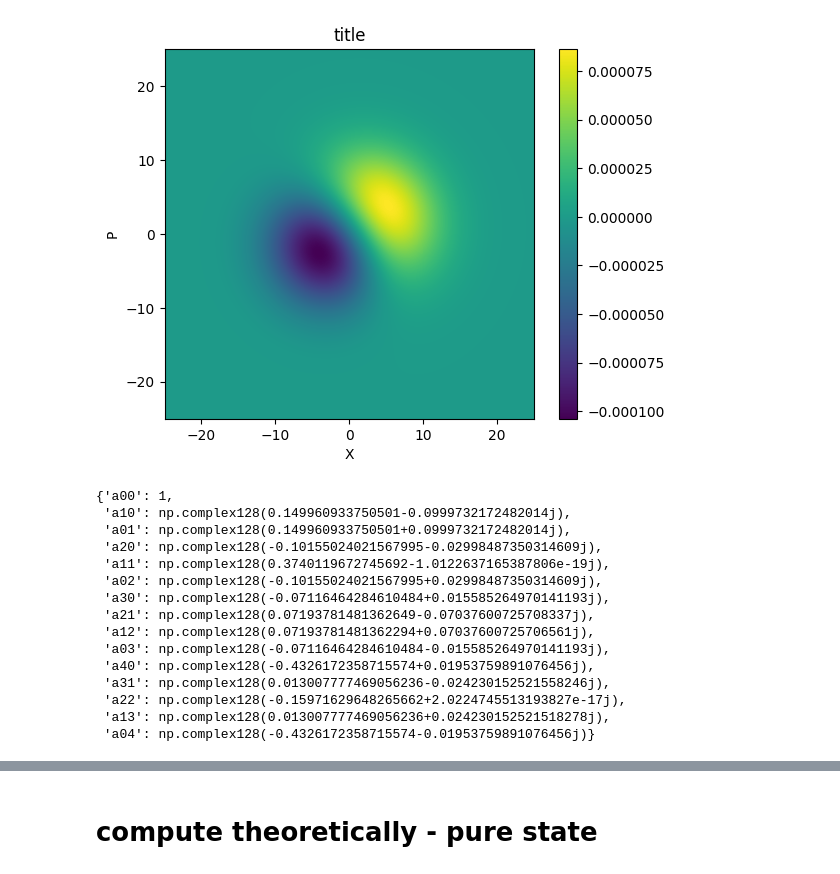
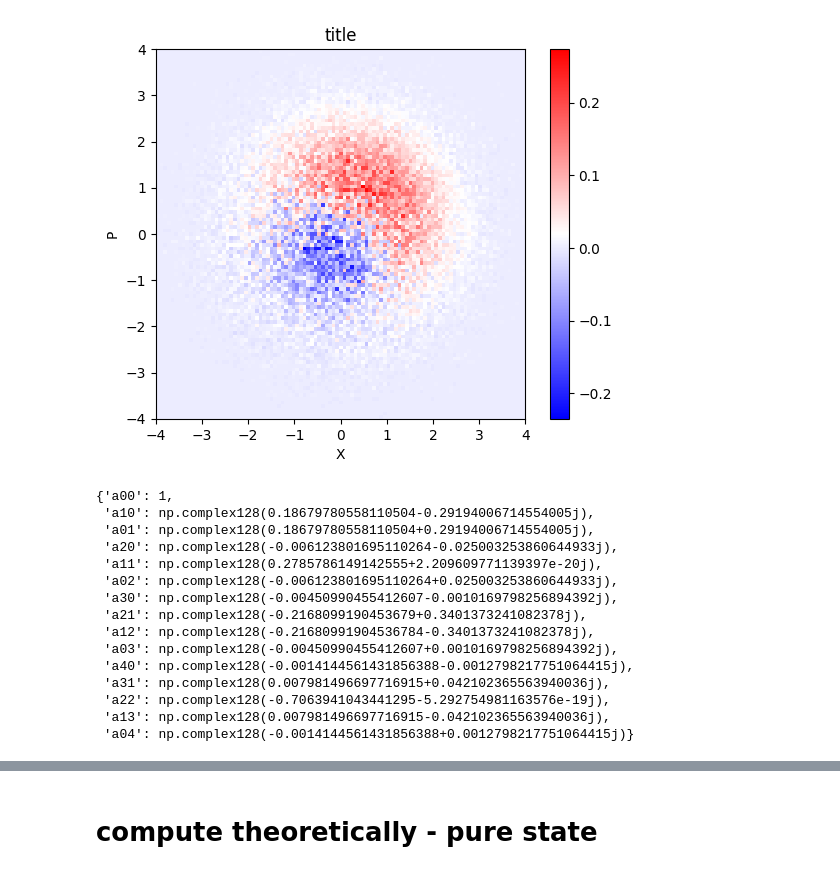
Before and after one commit to ElenBOT/tomography, a Jupyter notebook: examples.ipynb, the cells around one changed output, grey strips where cells are left out. Cells and saved outputs as stored; diff of their text form; code cells hidden in the pictures.

```diff
--- a/examples.ipynb
+++ b/examples.ipynb
@@ -9,0 +67,21 @@ i = I # imaginary number unit
+# %%
+# perform many signle shot measurement to build histogram (may take 1 min to simulate)
+his_s = Histogram(n_row_col=101, max_x_p=4)
+his_h = Histogram(n_row_col=101, max_x_p=4)
+N = 2 ** 18
+for i in range(N):
+    # measurement digitized signal
+    signal_w_noise = add_noise(signal, sigma=20e-6)
+    noise = add_noise(np.zeros_like(signal), sigma=20e-6)
+    # perform demodulation
+    demoded_s = de.fast_shift_demod(signal_w_noise)
+    demoded_h = de.fast_shift_demod(noise)
+    # perform Temporal Mode Matching
+    s = tmm.perform_tmm(demoded_s)
+    h = tmm.perform_tmm(demoded_h, index=20) # no need to matching
+    # add to histogram
+    his_s.accumulate_to_histogram(s)
+    his_h.accumulate_to_histogram(h)
+D_S, D_h, S = his_s.get_normalized_histogram(), his_h.get_normalized_histogram(), his_s.S
+his_s.plot()
+his_h.plot()
@@ -10,38 +91,28 @@ i = I # imaginary number unit
 # %%
-# use gaussian as simulated measurement result, might be physicall impossible
-D_S, S = generate_2d_gaussian(
-    means=[0.15, 0.1],
-    sigmas=[5.71, 5.72],
-    ranges=(25, 25)
-)
-D_h, S = generate_2d_gaussian(
-    means=[0, 0],
-    sigmas=[5.7, 5.7],
-    ranges=(25, 25)
-)
-plot_complex_2dfunc(D_S - D_h, S)
+# plot the difference of DS and Dh
+plot_complex_2dfunc(D_S - D_h, S, cmap='bwr')
 # %% [output]
-[figure, old version]
+[figure, new version]
 # %%
 # compute moment from histograme D_S (signal), D_h (reference)
-moments = eva_qubit_moments(S, D_S, D_h, G=1.0, highest_order=4)
+moments = eva_qubit_moments(S, D_S, D_h, G=10.0, highest_order=4)
 moments
 # %% [output]
 {'a00': 1,
- 'a10': np.complex128(0.149960933750501-0.0999732172482014j),
- 'a01': np.complex128(0.149960933750501+0.0999732172482014j),
- 'a20': np.complex128(-0.10155024021567995-0.02998487350314609j),
- 'a11': np.complex128(0.3740119672745692-1.0122637165387806e-19j),
- 'a02': np.complex128(-0.10155024021567995+0.02998487350314609j),
- 'a30': np.complex128(-0.07116464284610484+0.015585264970141193j),
- 'a21': np.complex128(0.07193781481362649-0.07037600725708337j),
- 'a12': np.complex128(0.07193781481362294+0.07037600725706561j),
- 'a03': np.complex128(-0.07116464284610484-0.015585264970141193j),
- 'a40': np.complex128(-0.4326172358715574+0.01953759891076456j),
- 'a31': np.complex128(0.013007777469056236-0.024230152521558246j),
- 'a22': np.complex128(-0.15971629648265662+2.0224745513193827e-17j),
- 'a13': np.complex128(0.013007777469056236+0.024230152521518278j),
- 'a04': np.complex128(-0.4326172358715574-0.01953759891076456j)}
+ 'a10': np.complex128(0.18679780558110504-0.29194006714554005j),
+ 'a01': np.complex128(0.18679780558110504+0.29194006714554005j),
+ 'a20': np.complex128(-0.006123801695110264-0.025003253860644933j),
+ 'a11': np.complex128(0.2785786149142555+2.209609771139397e-20j),
+ 'a02': np.complex128(-0.006123801695110264+0.025003253860644933j),
+ 'a30': np.complex128(-0.00450990455412607-0.0010169798256894392j),
+ 'a21': np.complex128(-0.2168099190453679+0.3401373241082378j),
+ 'a12': np.complex128(-0.21680991904536784-0.3401373241082378j),
+ 'a03': np.complex128(-0.00450990455412607+0.0010169798256894392j),
+ 'a40': np.complex128(-0.0014144561431856388-0.0012798217751064415j),
+ 'a31': np.complex128(0.007981496697716915+0.042102365563940036j),
+ 'a22': np.complex128(-0.7063941043441295-5.292754981163576e-19j),
+ 'a13': np.complex128(0.007981496697716915-0.042102365563940036j),
+ 'a04': np.complex128(-0.0014144561431856388+0.0012798217751064415j)}
 # %%
 # plot moment
 plot_moments_bar_diagram(moments)
```
Also changed, not shown: parts of 18 cells of this notebook, 1 other file.
